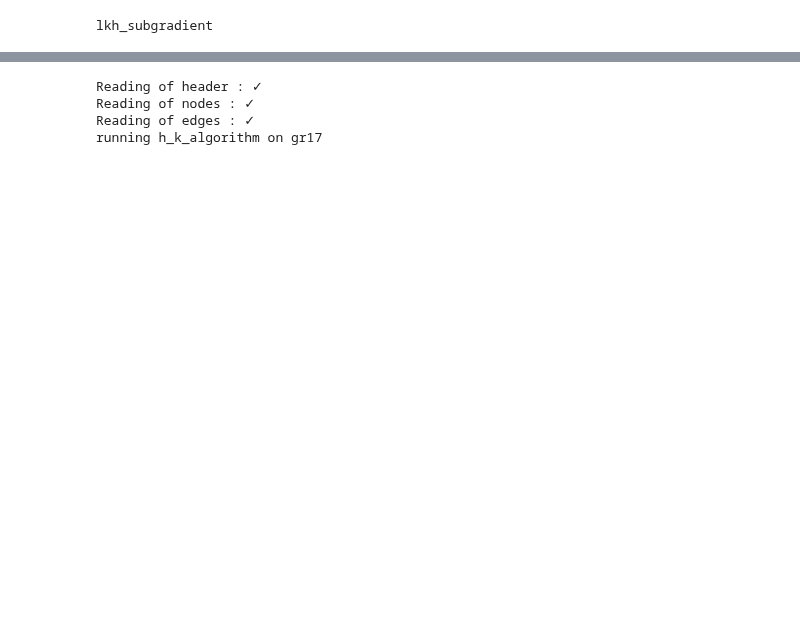
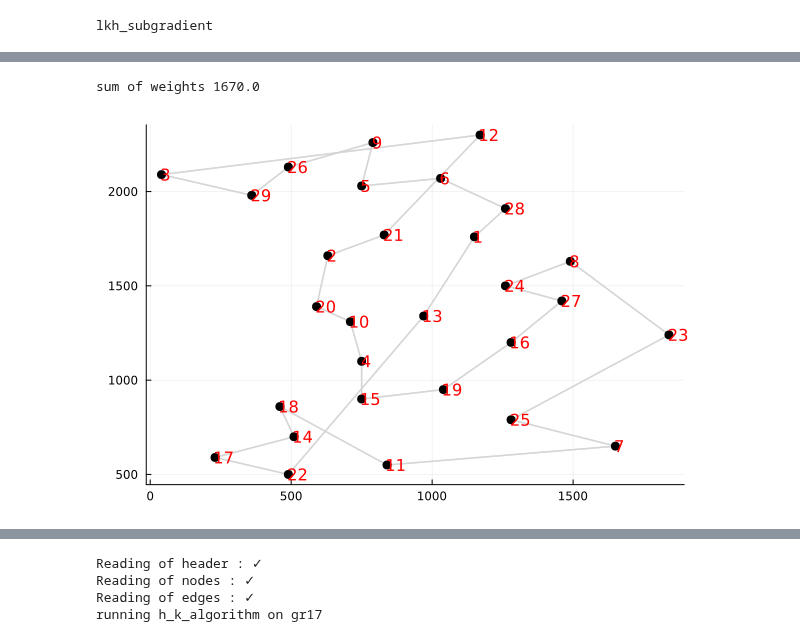
Before and after one commit to Ostrograd/mth6412b-starter-code, a Jupyter notebook: projet/phase3/phase3.ipynb, the cells around one changed output, grey strips where cells are left out. Saved outputs shown, nothing was run; the diff lists cells and outputs as text; code cells hidden in the pictures; blank space fills up the shorter version.

```diff
--- a/projet/phase3/phase3.ipynb
+++ b/projet/phase3/phase3.ipynb
@@ -604,0 +558,7 @@ Graph{Vector{Float64}, Float64}("Test2", Node{Vector{Float64}}[Node{Vector{Float
+# %%
+cycle = rsl(bays_29, nodes(bays_29)[1], "Prims")
+println("sum of weights ", sum_of_weights(cycle))
+plot_graph(cycle)
+# %% [output]
+sum of weights 1670.0
+[figure, added]
```
Also changed, not shown: parts of 25 cells of this notebook, 7 other files.
